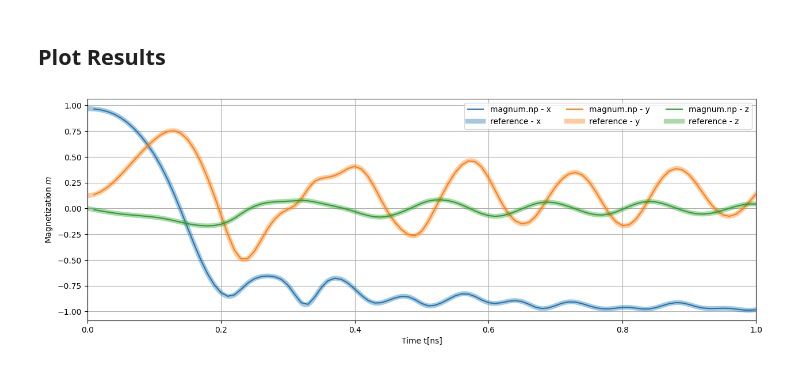
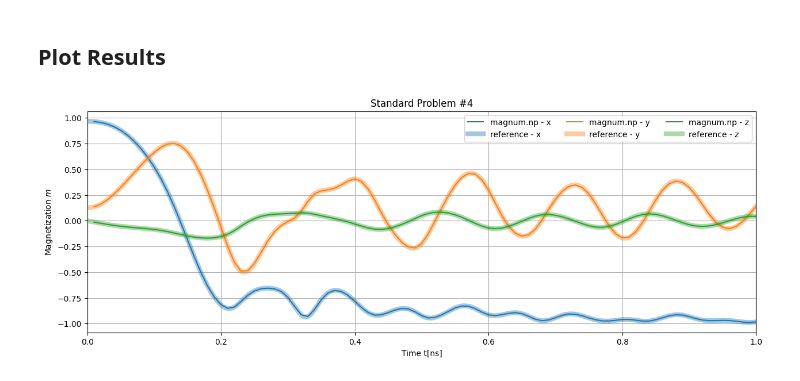
Before and after one commit to magnumnp/magnumnp_demos, a Jupyter notebook: sp4.ipynb, the cells around one changed output. Drawn from its saved outputs; the diff is of its cells as text; code cells hidden in the pictures.

```diff
--- a/sp4.ipynb
+++ b/sp4.ipynb
@@ -94,26 +94,28 @@ Missing                                                       0.383118
 # %%
 import numpy as np
 import matplotlib.pyplot as plt
 
 data = np.loadtxt("data/log.dat")
 ref = np.loadtxt("ref/m.dat")
 
-fig, ax = plt.subplots(figsize=(15, 5))
+fig, ax = plt.subplots(figsize=(15,5))
 cycle = plt.rcParams['axes.prop_cycle'].by_key()['color']
+
 ax.plot(data[:,0]*1e9, data[:,1], '-', color = cycle[0], label = "magnum.np - x")
 ax.plot(ref[:,0]*1e9, ref[:,1], '-', color = cycle[0], linewidth = 6, alpha = 0.4, label = "reference - x")
 
 ax.plot(data[:,0]*1e9, data[:,2], '-', color = cycle[1], label = "magnum.np - y")
 ax.plot(ref[:,0]*1e9, ref[:,2], '-', color = cycle[1], linewidth = 6, alpha = 0.4, label = "reference - y")
 
 ax.plot(data[:,0]*1e9, data[:,3], '-', color = cycle[2], label = "magnum.np - z")
 ax.plot(ref[:,0]*1e9, ref[:,3], '-', color = cycle[2], linewidth = 6, alpha = 0.4, label = "reference - z")
 
 ax.set_xlim([0,1])
+ax.set_title("Standard Problem #4")
 ax.set_xlabel("Time t[ns]")
 ax.set_ylabel("Magnetization $m$")
 ax.legend(ncol=3)
 ax.grid()
 fig.savefig("data/results.png")
 # %% [output]
-[figure, old version]
+[figure, new version]
```
Also changed, not shown: parts of 1 cell of this notebook, 1 other file.
